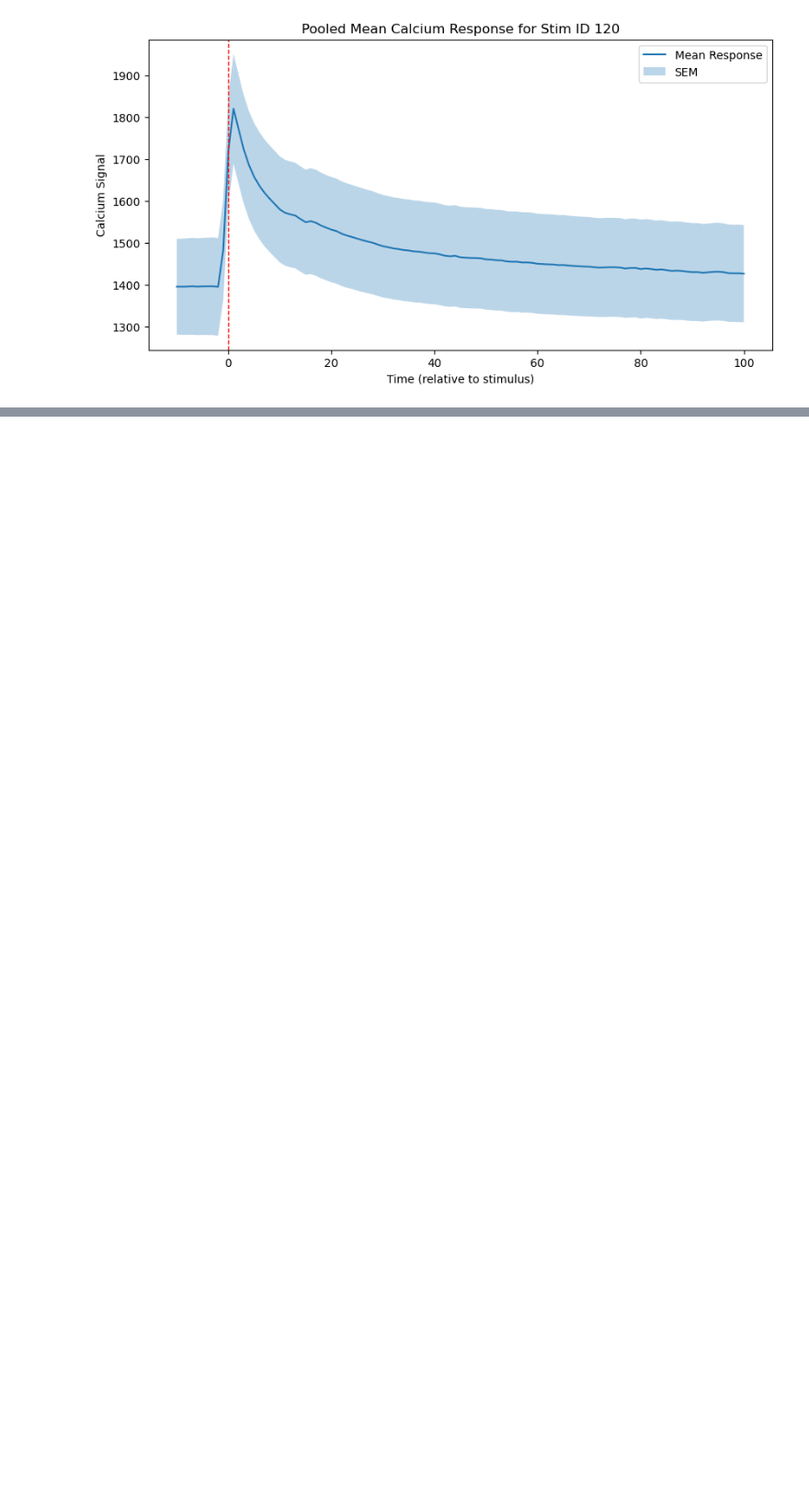
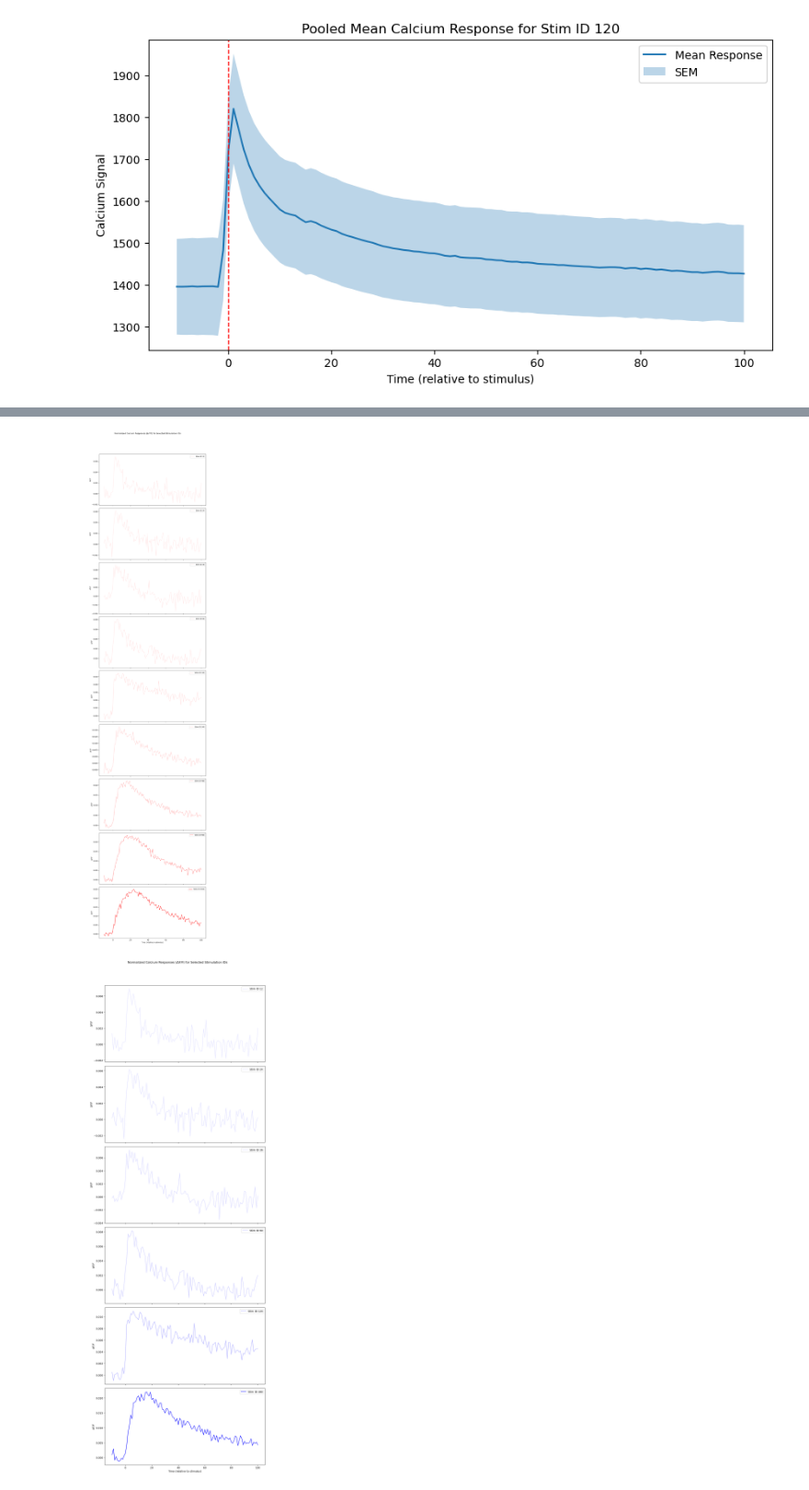
Before and after one commit to ecresp1el/biolumi_calcium_imaging, a Jupyter notebook: notebooks/calcium_imaging_analysis.ipynb, the cells around one changed output, grey strips where cells are left out. Shown at 92% size. Drawn from its saved outputs; the diff is of its cells as text; code cells hidden in the pictures; blank space fills up the shorter version.

```diff
--- a/notebooks/calcium_imaging_analysis.ipynb
+++ b/notebooks/calcium_imaging_analysis.ipynb
@@ -1537,0 +1715,77 @@ plot_pooled_responses(all_data, stim_id=120)
+# %%
+import matplotlib.pyplot as plt
+import numpy as np
+
+def plot_delta_f_over_f_subplots(pooled_responses, specific_stim_ids=None, base_color='green'):
+    """
+    Plots normalized calcium responses (ΔF/F) for all or specific stimulation IDs as subplots,
+    with the line opacity reflecting the intensity of the stimulation ID.
+
+    Parameters
+    ----------
+    pooled_responses : dict
+        A dictionary with stim IDs as keys and 'mean_response' and 'sem_response' as subkeys.
+    specific_stim_ids : list of int, optional
+        A list of stimulation IDs to be plotted. If None (default), all stim IDs will be plotted.
+        If an invalid stim ID is provided, a ValueError will be raised.
+    base_color : str, optional
+        The color of the plot lines. Default is 'green'. This function will adjust the opacity of this color
+        based on the stimulation ID intensity.
+
+    Raises
+    ------
+    ValueError
+        If a specified stim ID is not present in the data.
+
+    Examples
+    --------
+    >>> plot_delta_f_over_f_subplots(pooled_responses) # Plots all responses as subplots with green lines
+    >>> plot_delta_f_over_f_subplots(pooled_responses, specific_stim_ids=[12, 24, 36], base_color='blue')
+        # Plots responses for stim IDs 12, 24, and 36 as subplots with blue lines
+    """
+    # Check if specific_stim_ids have been provided
+    if specific_stim_ids is not None:
+        # Verify that the provided stim IDs are valid
+        invalid_stim_ids = set(specific_stim_ids) - set(pooled_responses.keys())
+        if invalid_stim_ids:
+            raise ValueError(f"Invalid stim IDs provided: {invalid_stim_ids}")
+        stim_ids = specific_stim_ids
+    else:
+        stim_ids = sorted(pooled_responses.keys())
+
+    # Determine the number of subplots based on the number of stim IDs
+    num_subplots = len(stim_ids)
+    fig, axes = plt.subplots(num_subplots, 1, figsize=(10, 5 * num_subplots), sharex=True)
+
+    if num_subplots == 1:
+        axes = [axes]  # Make sure axes is iterable for a single subplot case
+
+    # Get the min and max stim IDs for opacity scaling
+    min_stim_id, max_stim_id = min(stim_ids), max(stim_ids)
+
+    for ax, stim_id in zip(axes, stim_ids):
+        response = pooled_responses[stim_id]['mean_response']
+        baseline = np.mean(response[:10])  # Adjust this index to match the pre-stimulus period
+        delta_f_over_f = (response - baseline) / baseline
+
+        # Normalize the stim_id to get an alpha value between 0.1 and 1.0
+        alpha = 0.1 + 0.9 * (stim_id - min_stim_id) / (max_stim_id - min_stim_id)
+
+        time_points = np.arange(-10, len(response) - 10)  # Adjust the range as necessary
+
+        ax.plot(time_points, delta_f_over_f, label=f'Stim ID {stim_id}', color=base_color, alpha=alpha)
+        ax.set_ylabel(r'$\Delta F/F$')
+        ax.legend()
+
+    # Set the xlabel for the last subplot
+    axes[-1].set_xlabel('Time (relative to stimulus)')
+    plt.suptitle('Normalized Calcium Responses (ΔF/F) for Selected Stimulation IDs')
+    plt.tight_layout(rect=[0, 0.03, 1, 0.95])  # Adjust layout to accommodate the suptitle
+    plt.show()
+
+# Example usage:
+plot_delta_f_over_f_subplots(pooled_responses, base_color='red')
+plot_delta_f_over_f_subplots(pooled_responses, specific_stim_ids=[12, 24, 36, 60, 120, 480], base_color='blue')
+# %% [output]
+[figure, added]
+[figure, added]
```
Also changed, not shown: parts of 11 cells of this notebook.
